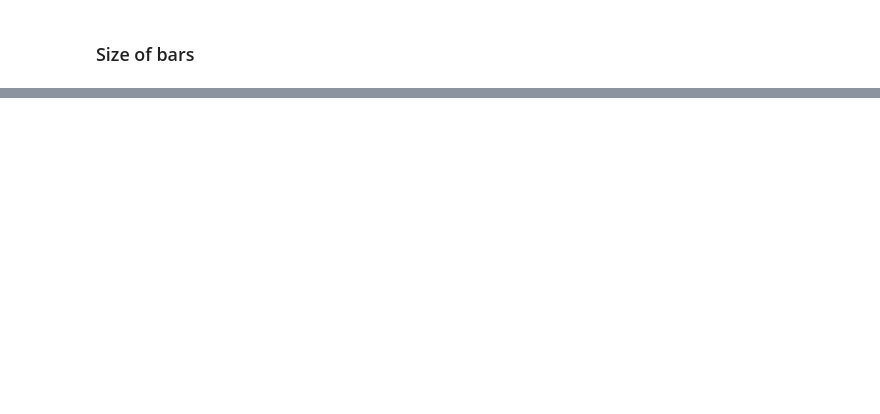
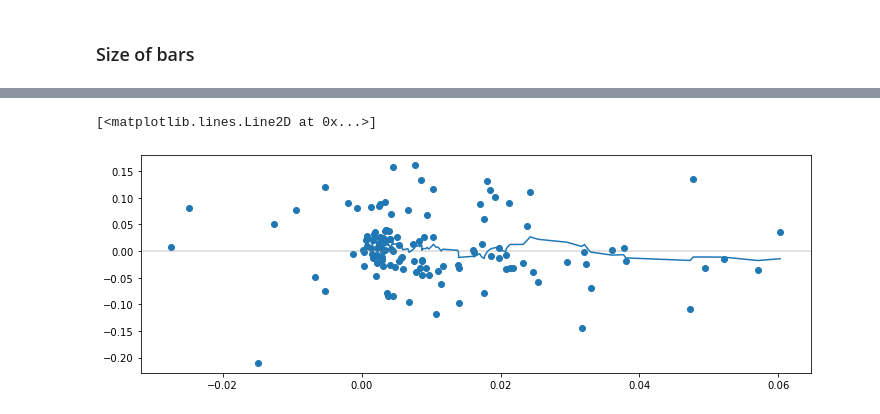
Before and after one commit to sunnymnie/chart-visualizer, a Jupyter notebook: label-analysis.ipynb, the cells around one changed output, grey strips where cells are left out. Drawn from its saved outputs; the diff is of its cells as text; code cells hidden in the pictures; blank space fills up the shorter version.

```diff
--- a/label-analysis.ipynb
+++ b/label-analysis.ipynb
@@ -90,0 +164,4 @@ ax = sns.heatmap(corr_matrix,
+# %%
+funcs = [mean_macd, std_macd, md, dm, std_move]
+# %%
+events = t.get_macd_events(df, base, stats, funcs)
@@ -90,0 +173,17 @@ ax = sns.heatmap(corr_matrix,
+# %%
+def average_line(x, y, ds):
+    df = pd.Series(list(y), index=list(x)).sort_index()
+    df = df.rolling(ds).mean()
+#     df.index -= abs((df.index[0]-df.dropna().index[0])*0.5)
+    return df
+# %%
+x = events.mean_macd
+y = labels.ret
+fig, ax = plt.subplots(figsize=(12,4))
+ax.scatter(x=x, y=y)
+ax.axhline(0, c="gray", alpha=0.3)
+
+ax.plot(average_line(x, y, 20))
+# %% [output]
+[<matplotlib.lines.Line2D at 0x...>]
+[figure, added]
```
Also changed, not shown: parts of 35 cells of this notebook, 1 other file.
